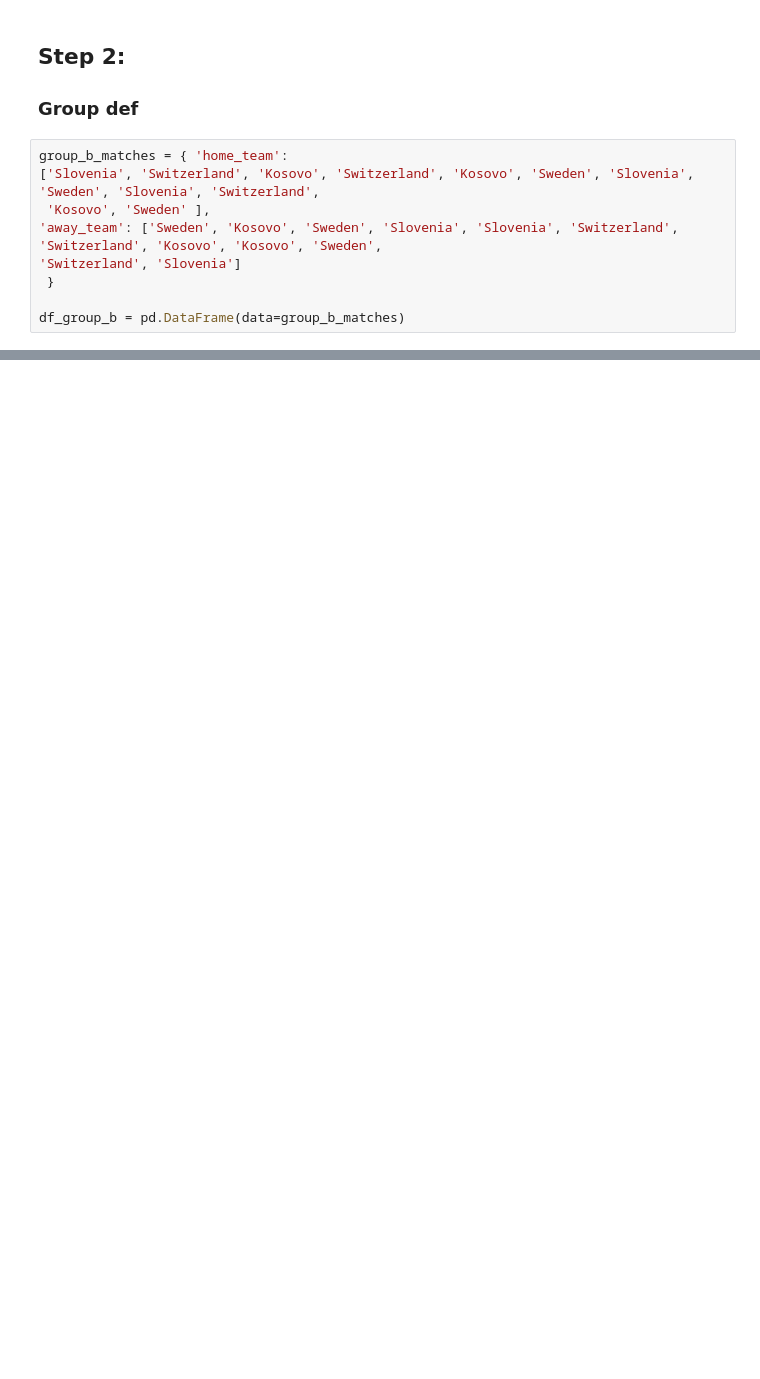
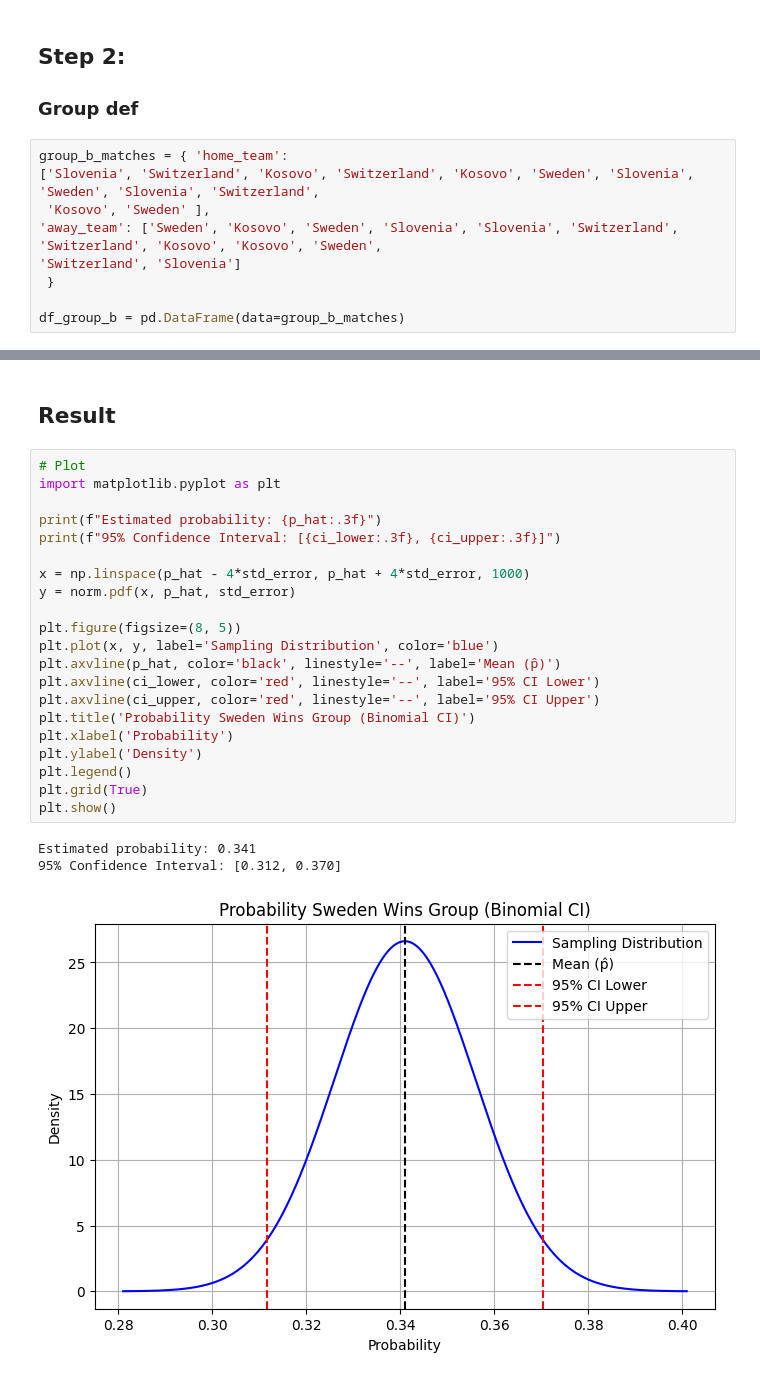
Before and after one commit to filipbrunmark/WC2026_Prediction, a Jupyter notebook: Sweden_Qualification_Chance.ipynb, the cells around one changed output, grey strips where cells are left out. Saved outputs shown, nothing was run; the diff lists cells and outputs as text; blank space fills up the shorter version.

Commit message:
Added confidence interval

```diff
--- a/Sweden_Qualification_Chance.ipynb
+++ b/Sweden_Qualification_Chance.ipynb
@@ -140,0 +220,27 @@ Chance of qualifying: 0.4
+# %% [markdown]
+## Result
+# %%
+# Plot
+import matplotlib.pyplot as plt
+
+print(f"Estimated probability: {p_hat:.3f}")
+print(f"95% Confidence Interval: [{ci_lower:.3f}, {ci_upper:.3f}]")
+
+x = np.linspace(p_hat - 4*std_error, p_hat + 4*std_error, 1000)
+y = norm.pdf(x, p_hat, std_error)
+
+plt.figure(figsize=(8, 5))
+plt.plot(x, y, label='Sampling Distribution', color='blue')
+plt.axvline(p_hat, color='black', linestyle='--', label='Mean (p̂)')
+plt.axvline(ci_lower, color='red', linestyle='--', label='95% CI Lower')
+plt.axvline(ci_upper, color='red', linestyle='--', label='95% CI Upper')
+plt.title('Probability Sweden Wins Group (Binomial CI)')
+plt.xlabel('Probability')
+plt.ylabel('Density')
+plt.legend()
+plt.grid(True)
+plt.show()
+# %% [output]
+Estimated probability: 0.341
+95% Confidence Interval: [0.312, 0.370]
+[figure, added]
```
Also changed, not shown: parts of 11 cells of this notebook, 1 other file.
